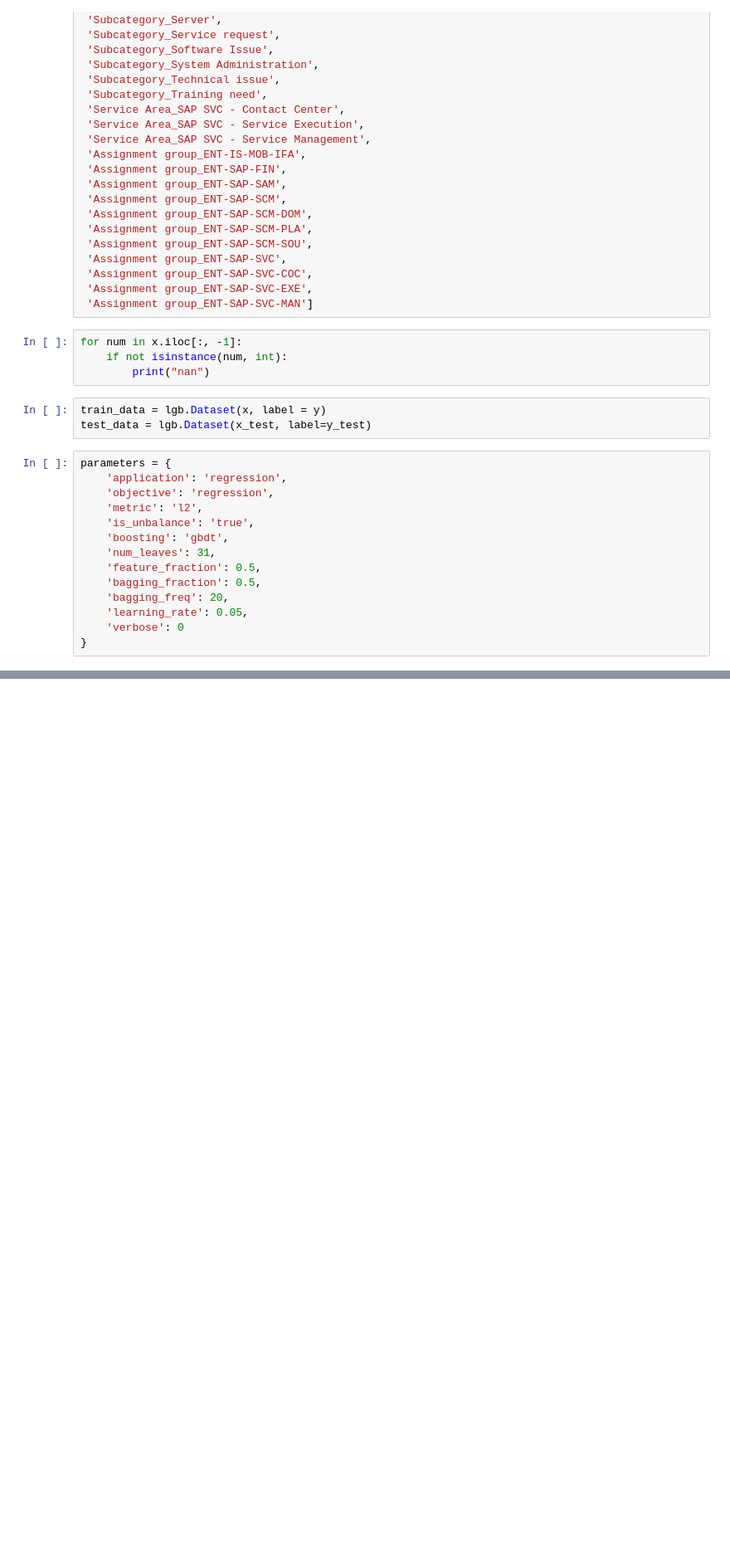
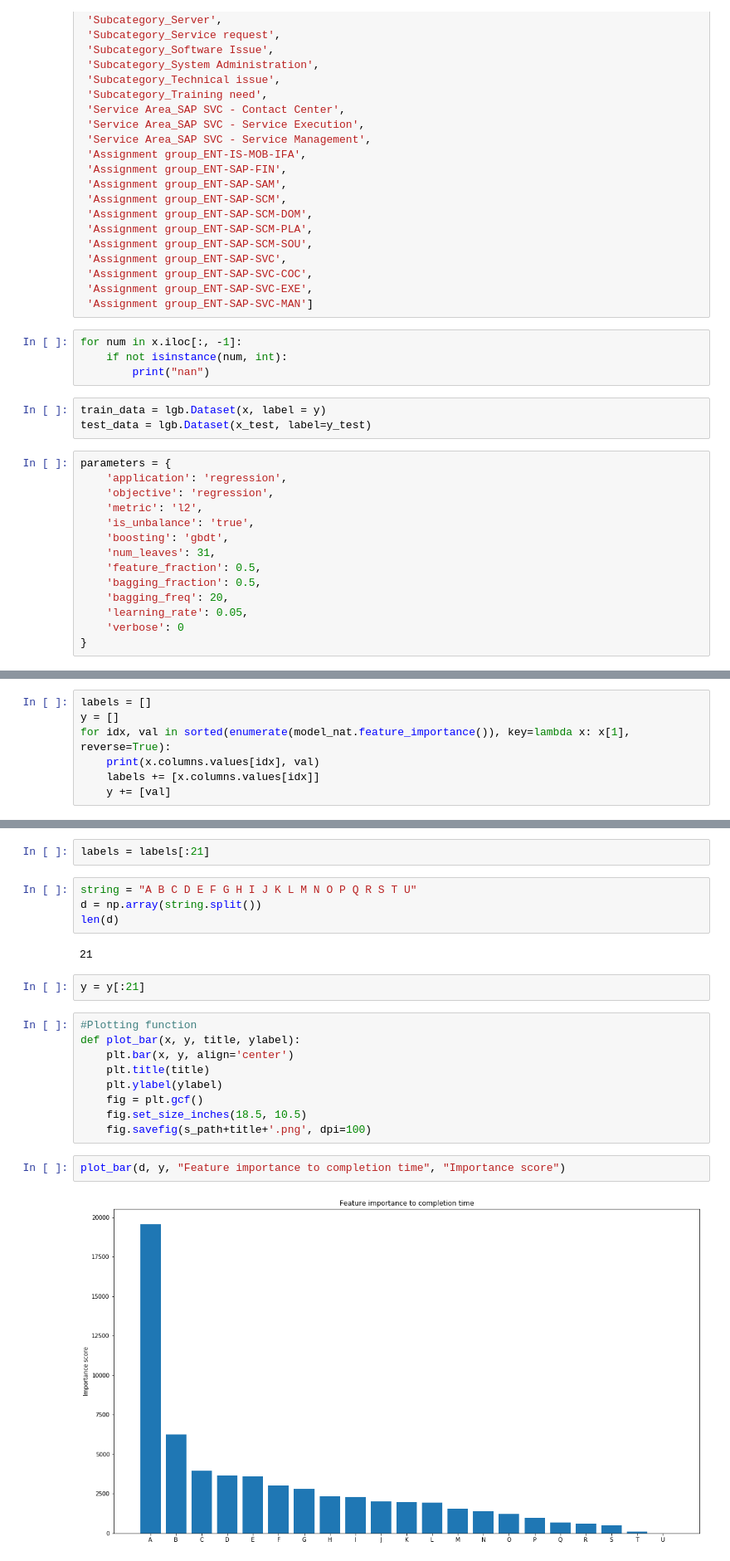
Before and after one commit to mjdioli/Summer-Internship, a Jupyter notebook: Light GBM.ipynb, the cells around one changed output, grey strips where cells are left out. Shown at 83% size. Drawn from its saved outputs; the diff is of its cells as text; blank space fills up the shorter version.

Commit message:
Feature importance plot to DT
Feature importance extraction and plot from lightgbm decision tree model.

```diff
--- a/Light GBM.ipynb
+++ b/Light GBM.ipynb
@@ -113,0 +188,7 @@ model_sans_outliers =
+# %%
+labels = []
+y = []
+for idx, val in sorted(enumerate(model_nat.feature_importance()), key=lambda x: x[1], reverse=True):
+    print(x.columns.values[idx], val)
+    labels += [x.columns.values[idx]]
+    y += [val]
@@ -113,0 +213,23 @@ model_sans_outliers =
+# %%
+labels = labels[:21]
+# %%
+string = "A B C D E F G H I J K L M N O P Q R S T U"
+d = np.array(string.split())
+len(d)
+# %% [output]
+21
+# %%
+y = y[:21]
+# %%
+#Plotting function
+def plot_bar(x, y, title, ylabel):
+    plt.bar(x, y, align='center')
+    plt.title(title)
+    plt.ylabel(ylabel)
+    fig = plt.gcf()
+    fig.set_size_inches(18.5, 10.5)
+    fig.savefig(s_path+title+'.png', dpi=100)
+# %%
+plot_bar(d, y, "Feature importance to completion time", "Importance score")
+# %% [output]
+[figure, added]
```
Also changed, not shown: parts of 10 cells of this notebook.
